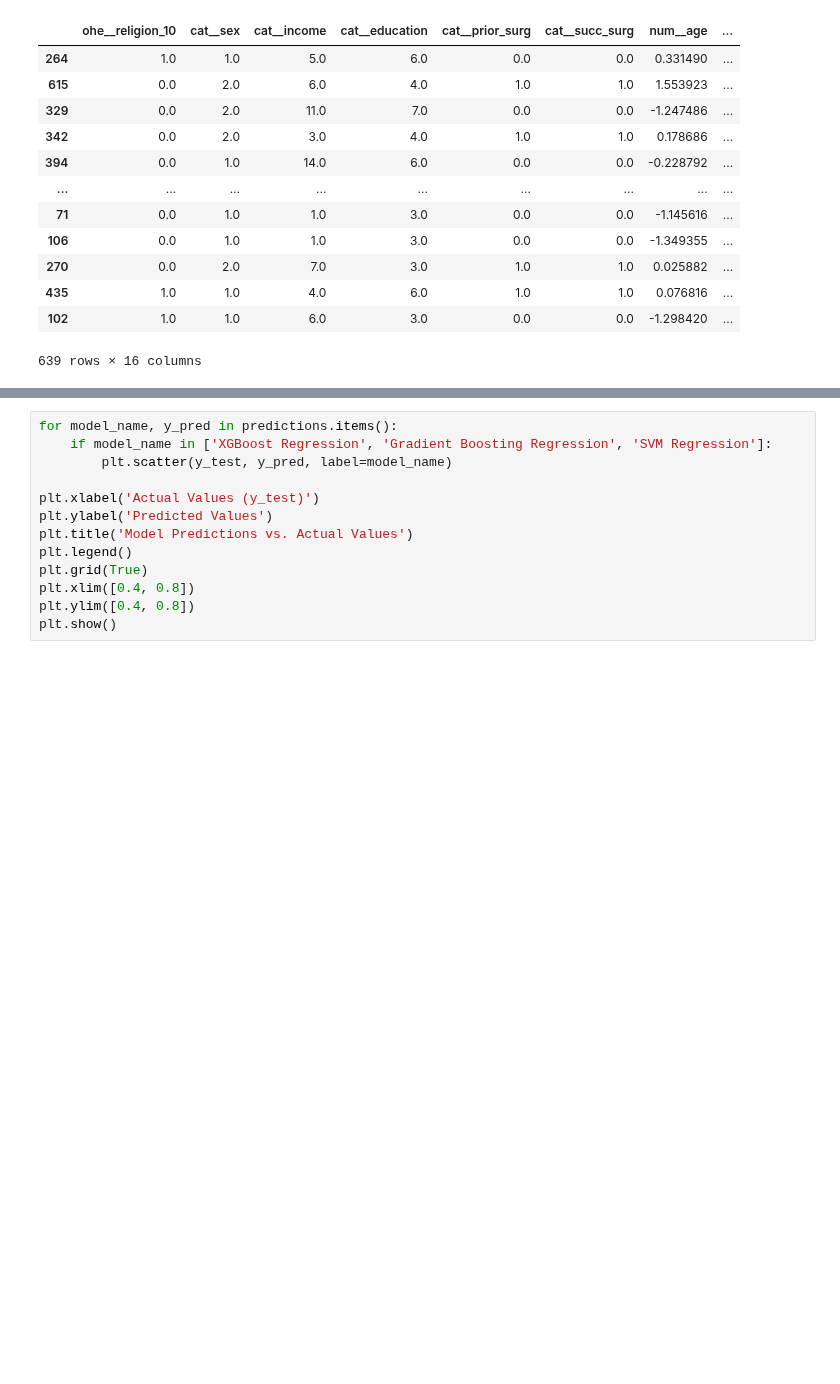
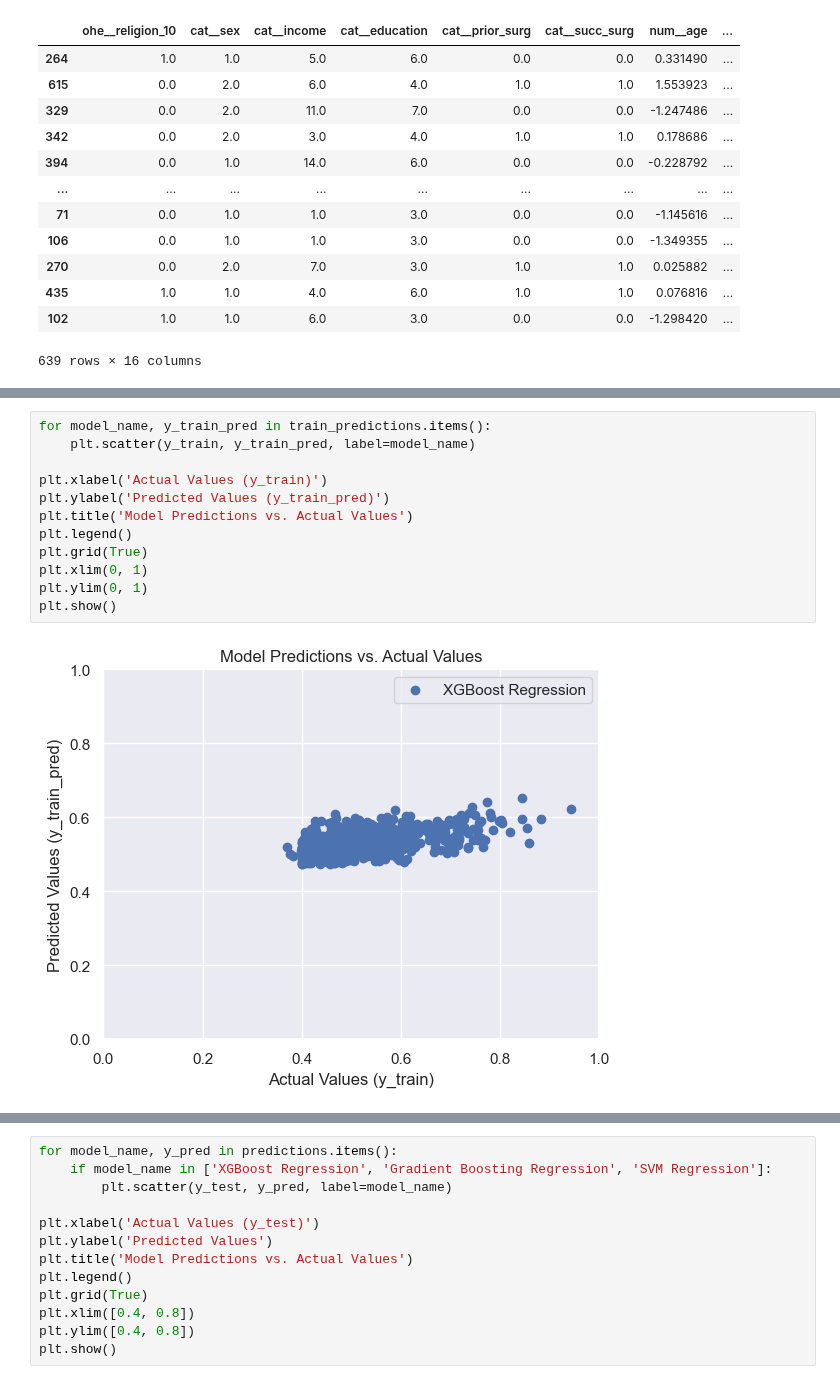
Before and after one commit to evanyfyip/vm-spinal-risk, a Jupyter notebook: vm-spinal-risk/notebooks/ml_pipeline.ipynb, the cells around one changed output, grey strips where cells are left out. Drawn from its saved outputs; the diff is of its cells as text; blank space fills up the shorter version.

```diff
--- a/vm-spinal-risk/notebooks/ml_pipeline.ipynb
+++ b/vm-spinal-risk/notebooks/ml_pipeline.ipynb
@@ -178,3 +239,17 @@ SVM Regression - Mean Squared Error: 0.009495849490056807
+# %%
+for model_name, y_train_pred in train_predictions.items():
+    plt.scatter(y_train, y_train_pred, label=model_name)
+
+plt.xlabel('Actual Values (y_train)')
+plt.ylabel('Predicted Values (y_train_pred)')
+plt.title('Model Predictions vs. Actual Values')
+plt.legend()
+plt.grid(True)
+plt.xlim(0, 1)
+plt.ylim(0, 1)
+plt.show()
+# %% [output]
+[figure, added]
 # %%
 for model_name, y_pred in predictions.items():
     plt.scatter(y_test, y_pred, label=model_name)
```
Also changed, not shown: parts of 16 cells of this notebook, 5 other files.
